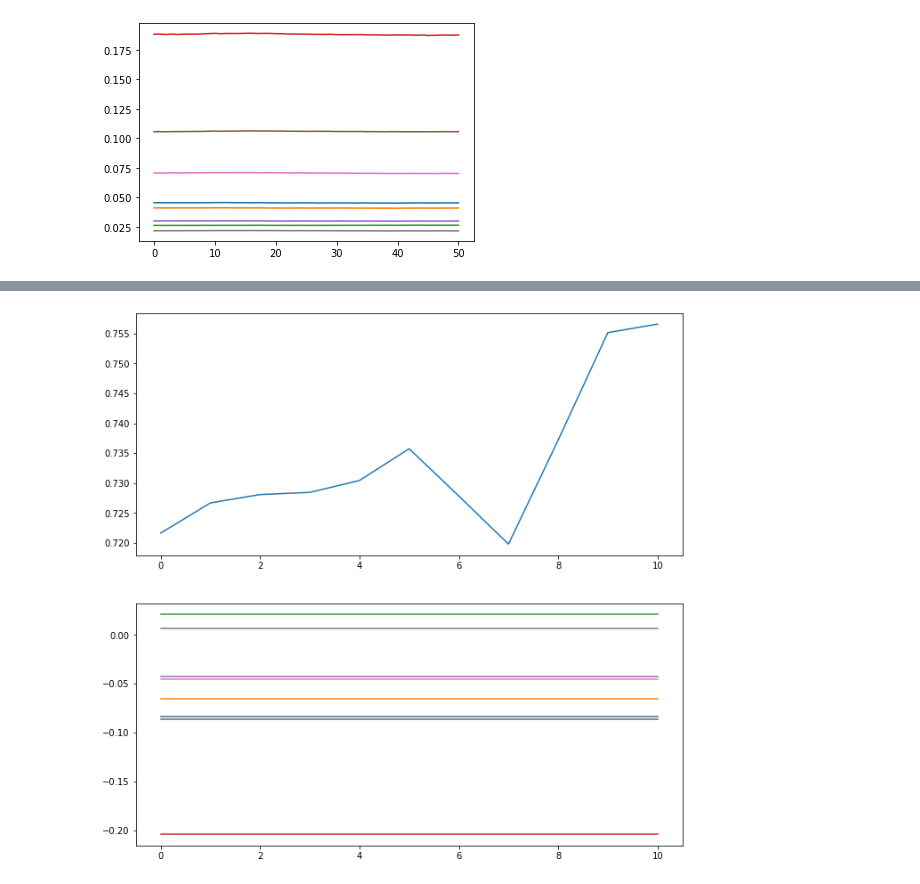
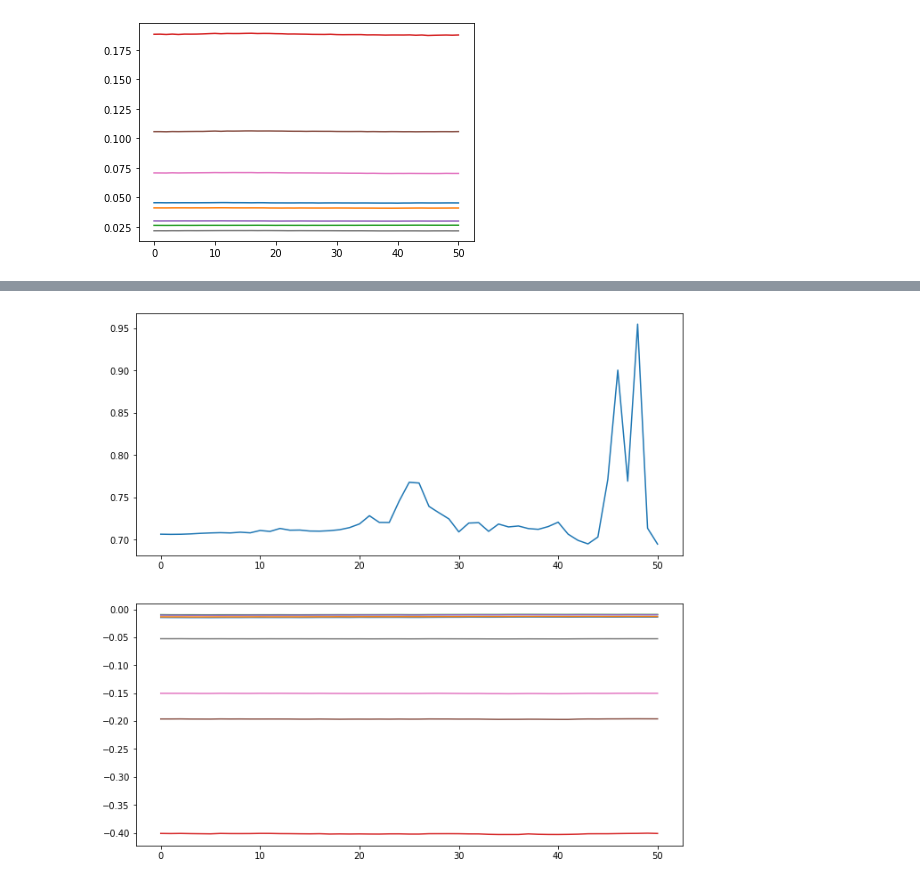
Before and after one commit to Noam-Ghenassia/opt_ML_project, a Jupyter notebook: examples.ipynb, the cells around one changed output, grey strips where cells are left out. Saved outputs shown, nothing was run; the diff lists cells and outputs as text; code cells hidden in the pictures.

```diff
--- a/examples.ipynb
+++ b/examples.ipynb
@@ -93,7 +93,7 @@ d = dataset.get_dataset().to(device)
 data = d[:, 1:]
 labels = d[:, :1]
 
-net2 = net().to(device)
+net2 = net(with_bias=False).to(device)
 
 criterion = nn.CrossEntropyLoss()
 optimizer = Adam(net2.parameters())
@@ -129,38 +129,38 @@ from torch.optim import Adam
 from utils import ASAM
 from positive_scaling_invariance import random_telep
 
-repeats = 10
+repeats = 50
 a, b = 0.5, 1.5
 
 d = dataset.get_dataset()
 data = d[:, 1:]
 labels = d[:, :1]
 
-net3 = net()
+net3 = net(with_bias=False).to(device)
 
 criterion = nn.CrossEntropyLoss()
 optimizer = Adam(net3.parameters())
 minimizer = ASAM(optimizer, net3, 0.5, 0.01)
 
 res = np.empty(shape=(repeats+1,))
 outputs = np.empty(shape=(torch.numel(data[:, 0]),2, repeats+1))
 
 
 res[0] = minimizer.loss(data, labels, criterion)
-outputs[:, :, 0] = net3.forward(data).detach().numpy()
+outputs[:, :, 0] = net3.forward(data).detach().cpu().numpy()
 
 for repeat in range(repeats):
   random_telep(net3, a, b)
   minimizer = ASAM(optimizer, net3, 0.5, 0.01)
   res[repeat+1] = minimizer.loss(data, labels, criterion)
 
-  outputs[:, :, repeat+1] = net3(data).detach().numpy()
+  outputs[:, :, repeat+1] = net3(data).detach().cpu().numpy()
 
 fig, (ax1, ax2) = plt.subplots(2, figsize=(11, 11))
 
 x = np.linspace(0, repeats, repeats+1)
 ax1.plot(x, res)
 for i in [1, 2, 20, 35, 50, 75, 100, 150] :
   ax2.plot(x, outputs[i,0, :])
 # %% [output]
-[figure, old version]
+[figure, new version]
```
Also changed, not shown: parts of 1 cell of this notebook, 5 other files.
